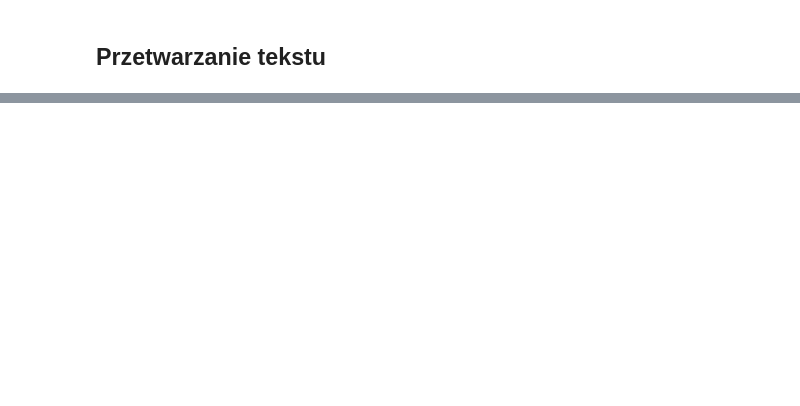
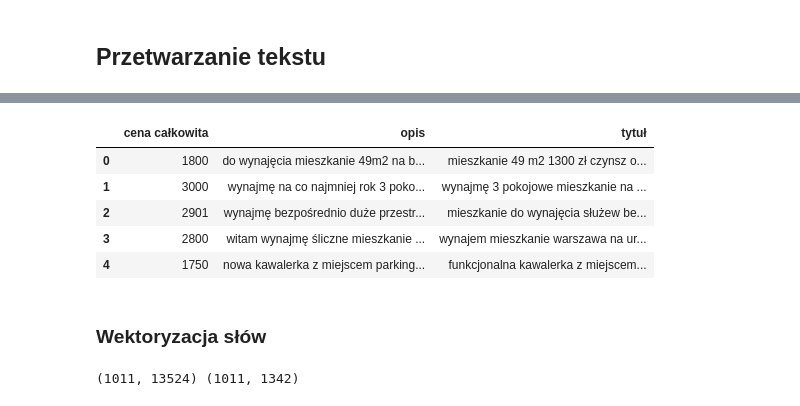
Before and after one commit to pawellachowski777/Apartments, a Jupyter notebook: python/apartments_price_prediction_NLP.ipynb, the cells around one changed output, grey strips where cells are left out. Saved outputs shown, nothing was run; the diff lists cells and outputs as text; code cells hidden in the pictures; blank space fills up the shorter version.

```diff
--- a/python/apartments_price_prediction_NLP.ipynb
+++ b/python/apartments_price_prediction_NLP.ipynb
@@ -196,0 +229,2 @@ Czyszczenie tekstu
+# %%
+df_waw_text = pd.read_pickle(r'E:\python\projects\apartments\pickle\df_waw_text.pickle')
@@ -218,5 +268,7 @@ Cena 2400zl +media (woda, prąd)
-# %%
-text = df_waw_text.iloc[1]['opis']
 # %%
-text = text.lower() # małe litery
-text = re.sub('\w*\d\w*', '', text)
+def clean_data(text):
+    text = text.lower() # małe litery
+    text = re.sub(r'\W', ' ', text) # usunięcie znaków np. nawiasy
+    text = re.sub('\n', ' ', text) # usuniecie nowych linii
+    return text
+    #text = re.sub('\w*\d\w*', '', text)
@@ -226,0 +275,14 @@ text
+# %%
+description = df_waw_text['opis'].apply(clean_data)
+title = df_waw_text['tytuł'].apply(clean_data)
+data_clean = pd.concat([df_waw_text['cena całkowita'], description, title], axis=1)
+data_clean.head()
+# %% [output]
+|  | cena całkowita | opis | tytuł |
+| 0 | 1800 | do wynajęcia mieszkanie 49m2 na b... | mieszkanie 49 m2 1300 zł czynsz o... |
+| 1 | 3000 | wynajmę na co najmniej rok 3 poko... | wynajmę 3 pokojowe mieszkanie na ... |
+| 2 | 2901 | wynajmę bezpośrednio duże przestr... | mieszkanie do wynajęcia służew be... |
+| 3 | 2800 | witam wynajmę śliczne mieszkanie ... | wynajem mieszkanie warszawa na ur... |
+| 4 | 1750 | nowa kawalerka z miejscem parking... | funkcjonalna kawalerka z miejscem... |
+# %% [markdown]
+### Wektoryzacja słów
@@ -226,0 +294,4 @@ text
+# %%
+print(sparse_matrix_description.shape, sparse_matrix_title.shape)
+# %% [output]
+(1011, 13524) (1011, 1342)
```
Also changed, not shown: parts of 14 cells of this notebook, 1 other file.
